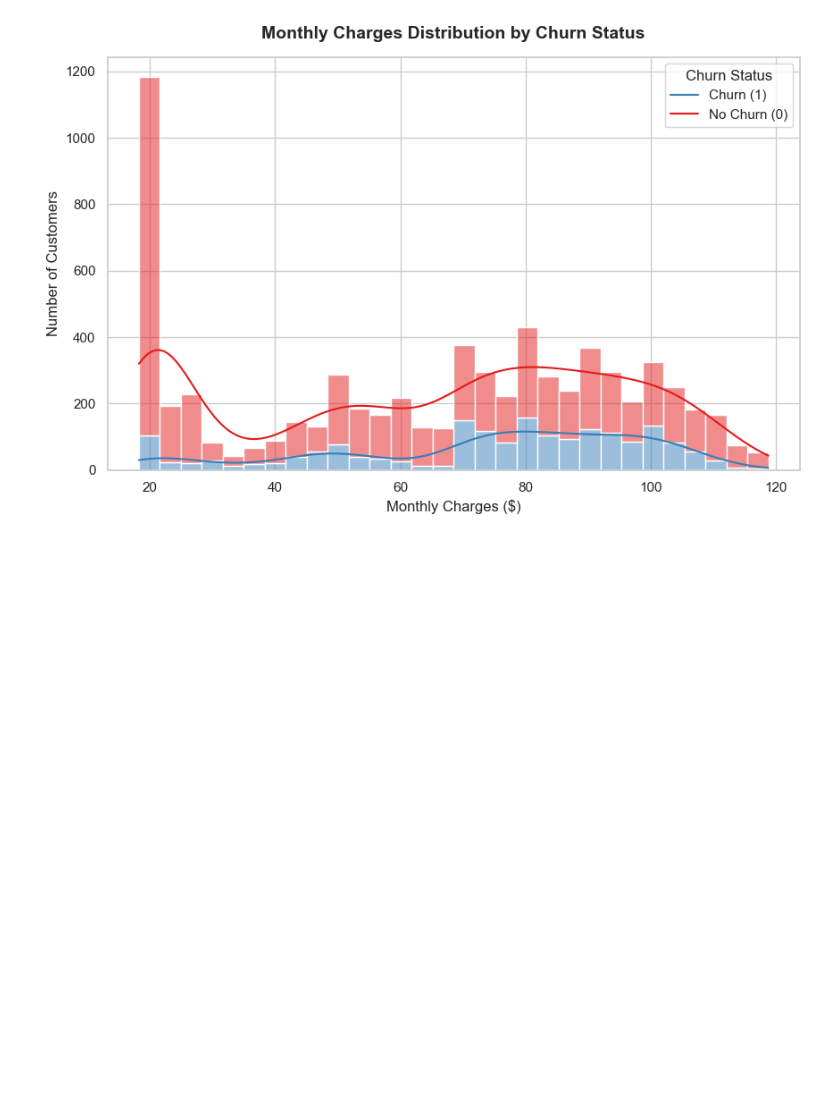
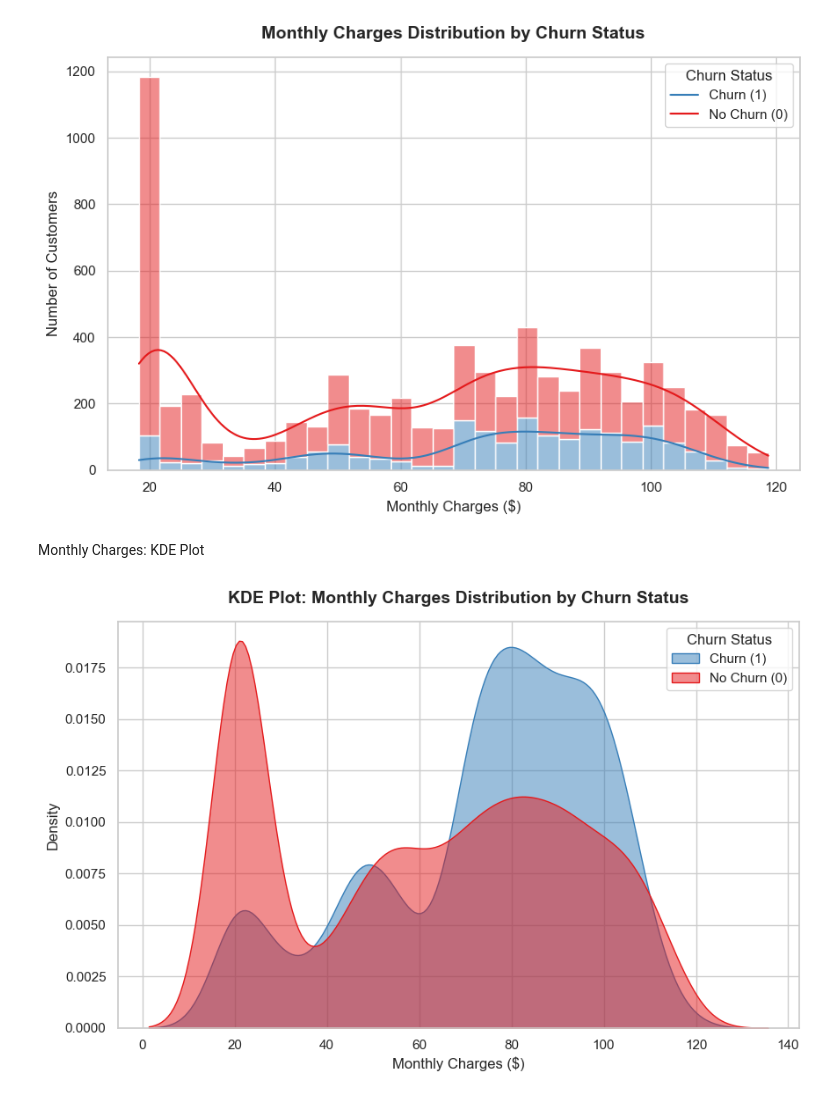
Before and after one commit to ifrathasanriyad/Customer-Churn-Prediction, a Jupyter notebook: notebooks/eda.ipynb, the cells around one changed output. Drawn from its saved outputs; the diff is of its cells as text; code cells hidden in the pictures; blank space fills up the shorter version.

```diff
--- a/notebooks/eda.ipynb
+++ b/notebooks/eda.ipynb
@@ -249,3 +249,21 @@ plt.legend(title='Churn Status', labels=['Churn (1)', 'No Churn (0)'])
 plt.show()
 # %% [output]
 [figure]
+# %% [markdown]
+Monthly Charges: KDE Plot
+# %%
+sns.set_theme(style="whitegrid")
+plt.figure(figsize=(10, 6))
+
+# common_norm=False ব্যবহার করা হয়েছে যাতে প্রতিটি গ্রুপ তার নিজস্ব স্কেলে ডেনসিটি দেখায়
+sns.kdeplot(data=df, x='MonthlyCharges', hue='Churn', fill=True, common_norm=False, palette='Set1', alpha=0.5)
+
+plt.title('KDE Plot: Monthly Charges Distribution by Churn Status', fontsize=14, pad=15, fontweight='bold')
+plt.xlabel('Monthly Charges ($)', fontsize=12)
+plt.ylabel('Density', fontsize=12)
+
+plt.legend(title='Churn Status', labels=['Churn (1)', 'No Churn (0)'])
+
+plt.show()
+# %% [output]
+[figure, added]
```
Also changed, not shown: parts of 19 cells of this notebook.
